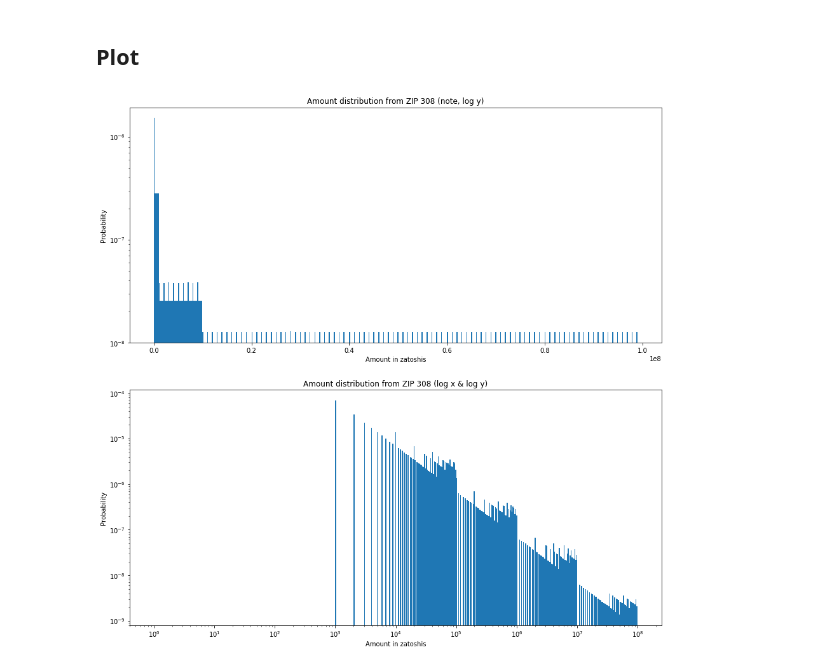
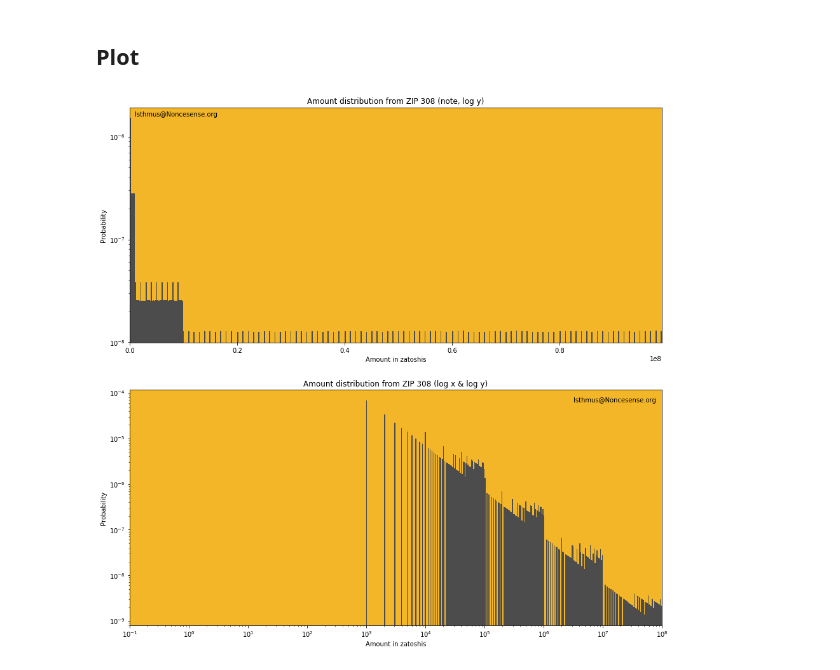
Before and after one commit to noncesense-research-lab/NRL_zcash_turnstile_research, a Jupyter notebook: ZIP308_denomination_model.ipynb, the cells around one changed output. Drawn from its saved outputs; the diff is of its cells as text; code cells hidden in the pictures.

```diff
--- a/ZIP308_denomination_model.ipynb
+++ b/ZIP308_denomination_model.ipynb
@@ -21,3 +18,9 @@ num_bins = 500
+# %%
+num_rolls = 10000000 # How many samples
+num_bins = 500
+
+gold = (244/256, 183/256, 40/256)
+gray = (76/256,76/256,76/256)
 # %% [markdown]
 ## Import libraries
 # %%
@@ -25,6 +28,7 @@ import random as random
 import matplotlib.pyplot as plt
 import numpy as np
 from pylab import subplot
+plt.rcParams.update({'font.size': 15})
 # %%
 %matplotlib inline
 # %% [markdown]
@@ -39,22 +43,30 @@ for i in range(num_rolls):
 # %% [markdown]
 ## Plot
 # %%
-junk = plt.figure(figsize=(15,15),facecolor='white')
+plt.figure(figsize=(15,15),facecolor='white')
+max_val = 99*10**6
 
-subplot(2,1,1)
-plt.hist(val_list, density=1, bins=num_bins)
+ax1=subplot(2,1,1)
+plt.hist(val_list, density=1, bins=num_bins, color=gray)
+ax1.set_facecolor(gold)
 plt.title('Amount distribution from ZIP 308 (note, log y)')
 plt.yscale('log')
 plt.ylabel('Probability');
 plt.xlabel('Amount in zatoshis\n');
+plt.xlim((0,max_val))
+plt.text(0.01*10**8,10**-5.8,'Isthmus@Noncesense.org')
 
-subplot(2,1,2)
-log_bins = 10 ** np.linspace(np.log10(1), np.log10(99*10**6), num_bins)
-plt.hist(val_list, density=1, bins=log_bins)
+
+ax2=subplot(2,1,2)
+log_bins = 10 ** np.linspace(np.log10(1), np.log10(max_val), num_bins)
+ax2.set_facecolor(gold)
+plt.hist(val_list, density=1, bins=log_bins, color=gray)
 plt.title('Amount distribution from ZIP 308 (log x & log y)')
 plt.ylabel('Probability');
 plt.xlabel('Amount in zatoshis');
 plt.xscale('log')
 plt.yscale('log')
+plt.xlim((0.1,max_val))
+plt.text(10**6.5,10**-4.2,'Isthmus@Noncesense.org');
 # %% [output]
-[figure, old version]
+[figure, new version]
```
Also changed, not shown: parts of 2 cells of this notebook.
